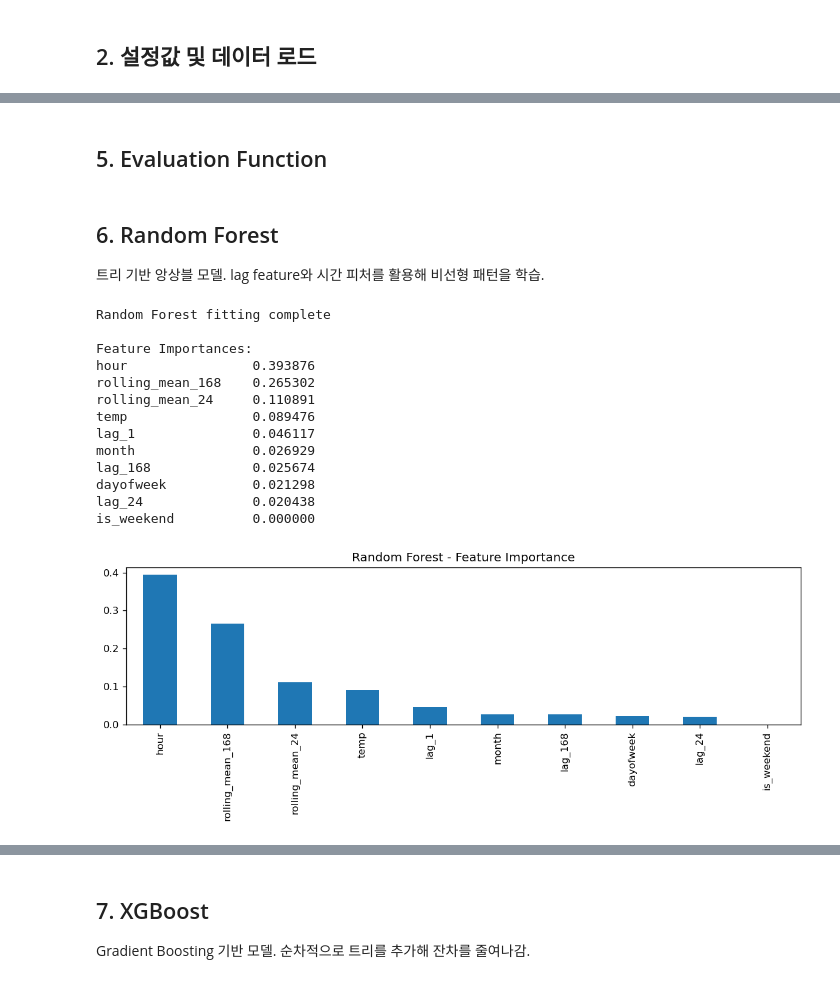
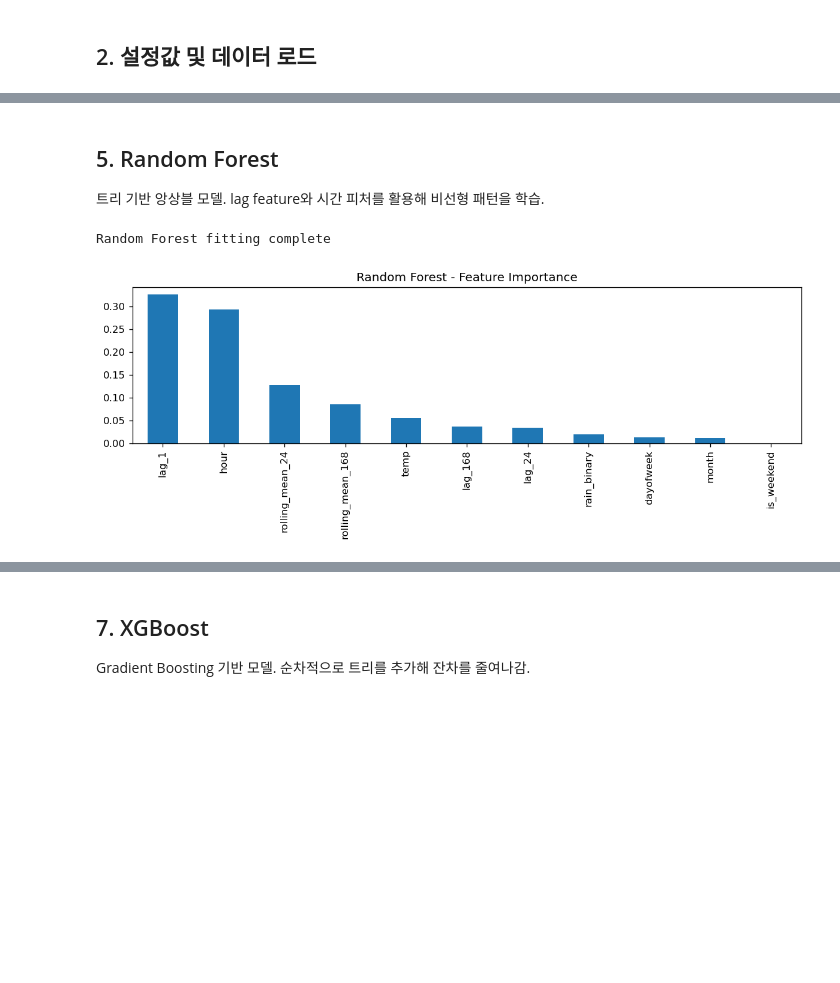
Before and after one commit to ezypuz/2026-Spring-TimeSeries-Group2, a Jupyter notebook: 99_bicycle-demand-forecase/notebooks/03_ml_models.ipynb, the cells around one changed output, grey strips where cells are left out. Drawn from its saved outputs; the diff is of its cells as text; code cells hidden in the pictures; blank space fills up the shorter version.

```diff
--- a/99_bicycle-demand-forecase/notebooks/03_ml_models.ipynb
+++ b/99_bicycle-demand-forecase/notebooks/03_ml_models.ipynb
@@ -35,4 +35,11 @@ sys.path.insert(0, str(Path("..").resolve()))
 # pip install xgboost
 # %% [markdown]
 ## 2. 설정값 및 데이터 로드
+# %%
+# 설정값
+DATA_DIR        = Path("../data")   # interpolated_available_YYYYMM.csv
+SEASONAL_PERIOD = 24                # 일일 계절 주기 (시간 단위 → S=24)
+TEST_DAYS       = 30                # 마지막 30일을 test set으로 사용
+TARGET_RENT_ID  = "02171"           # 분석할 정류소 ID (정수형), 가장 수요가 많길래 이거부터 진행함
+ALPHA = 1.5
 # %%
@@ -80,5 +97,5 @@ ML 모델은 SARIMA와 달리 시계열 구조를 자동으로 학습하지 못
 # %%
-df_feat = make_features(series, weather_df)
-print(f"Feature matrix: {df_feat.shape}")
-print(f"Features: {[c for c in df_feat.columns if c != 'CNT']}")
+df_feat = make_features_rainfall_binary(series, weather_df)
+print(f'Feature matrix: {df_feat.shape}')
+print(f'Features: {[c for c in df_feat.columns if c != "CNT"]}')
 df_feat.head()
@@ -109,46 +135,32 @@ Features: ['hour', 'dayofweek', 'month', 'is_weekend', 'lag_1', 'lag_24', 'lag_1
-# %% [markdown]
-## 5. Evaluation Function
 # %% [markdown]
-## 6. Random Forest
+## 5. Random Forest
 트리 기반 앙상블 모델. lag feature와 시간 피처를 활용해 비선형 패턴을 학습.
 # %%
 # Random Forest fitting
 rf_model = RandomForestRegressor(
     n_estimators=200,     # 트리 개수
     max_depth=10,         # 트리 최대 깊이
     min_samples_leaf=5,   # 리프 노드 최소 샘플 수
     n_jobs=-1,            # 병렬 처리
     random_state=42,
 )
+rf_model = RandomForestRegressor(
+    n_estimators=200,    # 트리 개수
+    max_depth=10,        # 트리 최대 깊이
+    min_samples_leaf=5,  # 리프 노드 최소 샘플 수
+    n_jobs=-1,           # 병렬 처리
+    random_state=42,
+)
 rf_model.fit(X_train, y_train)
-print("Random Forest fitting complete")
+print('Random Forest fitting complete')
 
-# Feature importance
-importances = pd.Series(rf_model.feature_importances_, index=FEATURE_COLS)
-importances = importances.sort_values(ascending=False)
-print("\nFeature Importances:")
-print(importances.to_string())
-
-# Plot feature importance
-importances.plot(kind="bar", figsize=(10, 4),
-                 title="Random Forest - Feature Importance")
+importances = pd.Series(rf_model.feature_importances_, index=FEATURE_COLS).sort_values(ascending=False)
+importances.plot(kind='bar', figsize=(10, 4), title='Random Forest - Feature Importance')
 plt.tight_layout()
 plt.show()
 # %% [output]
 Random Forest fitting complete
-
-Feature Importances:
-hour                0.393876
-rolling_mean_168    0.265302
-rolling_mean_24     0.110891
-temp                0.089476
-lag_1               0.046117
-month               0.026929
-lag_168             0.025674
-dayofweek           0.021298
-lag_24              0.020438
-is_weekend          0.000000
-[figure, old version]
+[figure, new version]
 # %%
 # Random Forest forecast evaluation
 y_pred_rf = rf_model.predict(X_test)
```
Also changed, not shown: parts of 14 cells of this notebook, 2 other files.
